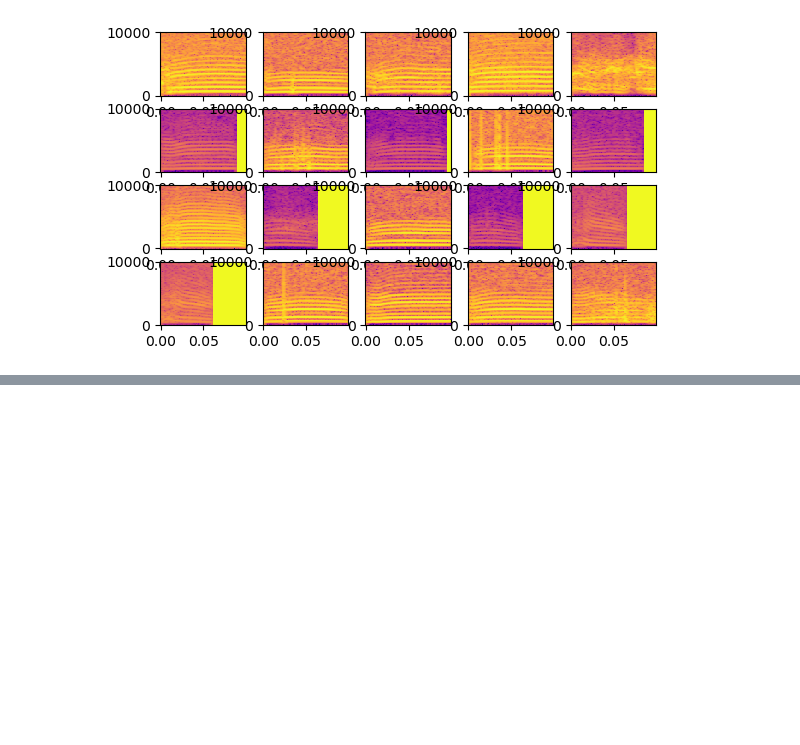
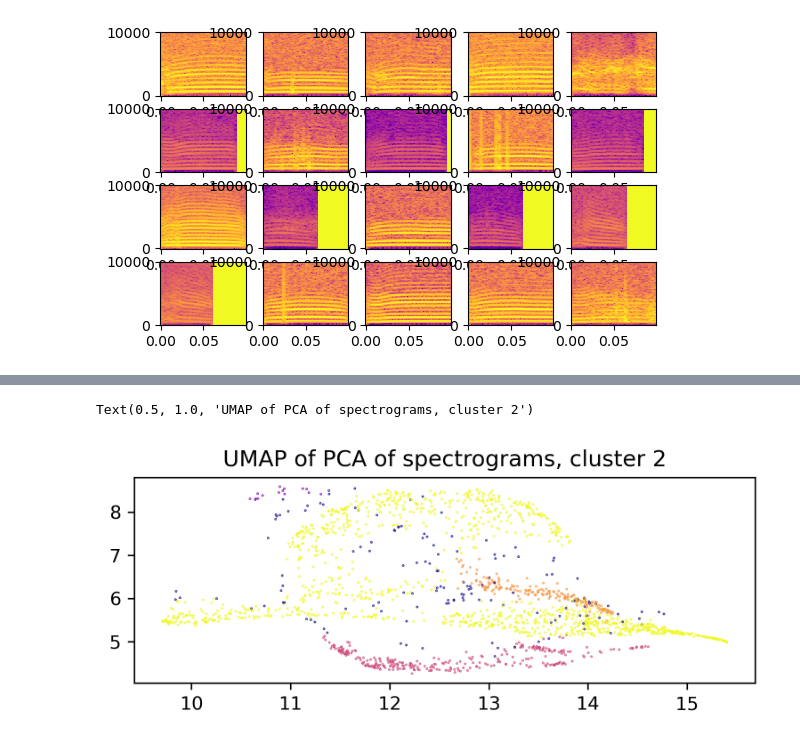
Before and after one commit to billewood/truman, a Jupyter notebook: save_spectrograms.ipynb, the cells around one changed output, grey strips where cells are left out. Saved outputs shown, nothing was run; the diff lists cells and outputs as text; code cells hidden in the pictures; blank space fills up the shorter version.

```diff
--- a/save_spectrograms.ipynb
+++ b/save_spectrograms.ipynb
@@ -191,0 +255,18 @@ np.save(os.path.join(base_folder,'spec_results','spectrograms.npy'), X)
+# %%
+# let's try subclustering some of the data. Cluster 2 looks like it has a lot of stuff in it
+# recluster cluster 2
+subCluster = 2
+subClusterInd = np.where(clusterer.labels_ == subCluster)
+subClusterData = Z_PCA_Balanced_All[subClusterInd]
+subClusterUMAP = umapAll[subClusterInd] # this is the UMAP data for the subcluster, we will use this for visualization but we will cluster the PCA data
+
+# NOTE THIS IS HARDCODED and may not always work with cluster_selection_epsilon = .35
+subClusterer = hdbscan.HDBSCAN(min_cluster_size=10, min_samples=10, cluster_selection_epsilon=.35)
+
+subClusterer.fit(subClusterUMAP)
+plt.figure(figsize=(6,2), dpi=300)
+plt.scatter(subClusterUMAP[:, 0], subClusterUMAP[:, 1], s=0.1, c=subClusterer.labels_, cmap='plasma')
+plt.title('UMAP of PCA of spectrograms, cluster 2')
+# %% [output]
+Text(0.5, 1.0, 'UMAP of PCA of spectrograms, cluster 2')
+[figure, added]
```
Also changed, not shown: parts of 10 cells of this notebook.
